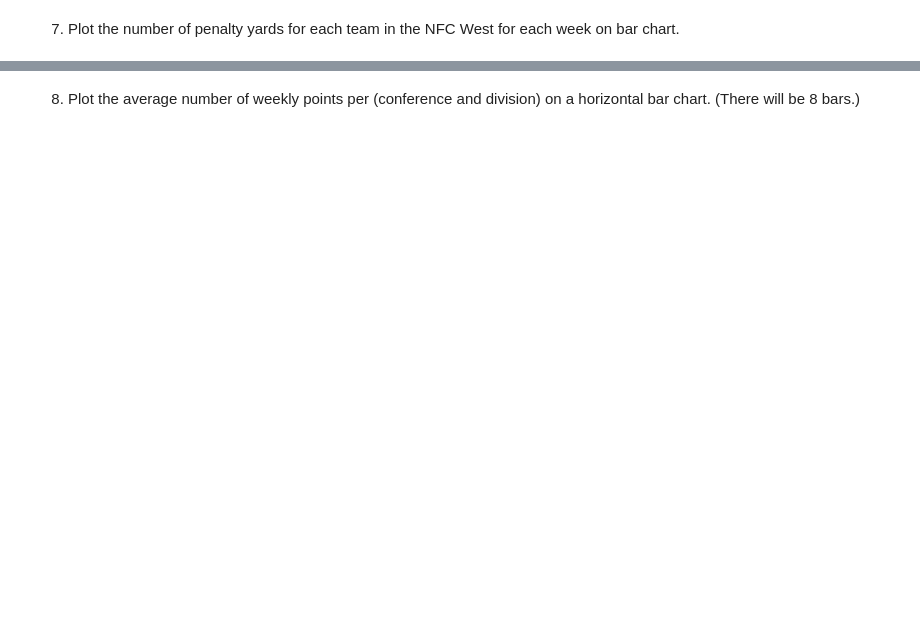
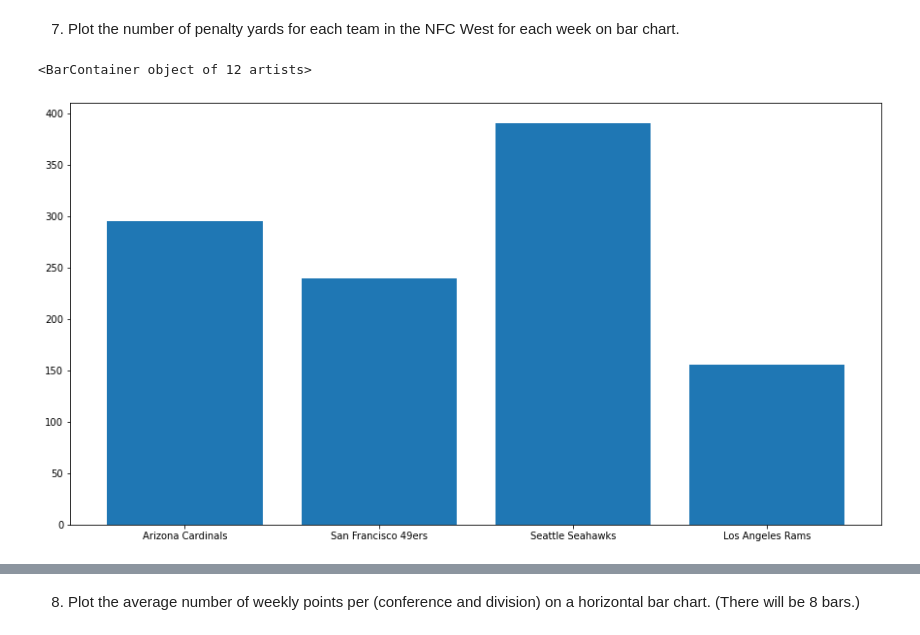
Before and after one commit to sflowers51/cis277-fa22-Lab5, a Jupyter notebook: Lab5.ipynb, the cells around one changed output, grey strips where cells are left out. Cells and saved outputs as stored; diff of their text form; code cells hidden in the pictures; blank space fills up the shorter version.

```diff
--- a/Lab5.ipynb
+++ b/Lab5.ipynb
@@ -41,2 +154,18 @@ barhplot
 # %% [markdown]
 7. Plot the number of penalty yards for each team in the NFC West for each week on bar chart.
+# %%
+plt.figure(figsize=(15, 8))
+
+
+NFCWest = df[ (df.Division == 'West') & (df.Conference == 'NFC')]
+NFCWestTeams = NFCWest['team']
+
+
+
+penYards = NFCWest.penalty_yards
+
+
+plt.bar(NFCWestTeams,penYards)
+# %% [output]
+<BarContainer object of 12 artists>
+[figure, added]
```
Also changed, not shown: parts of 12 cells of this notebook.
